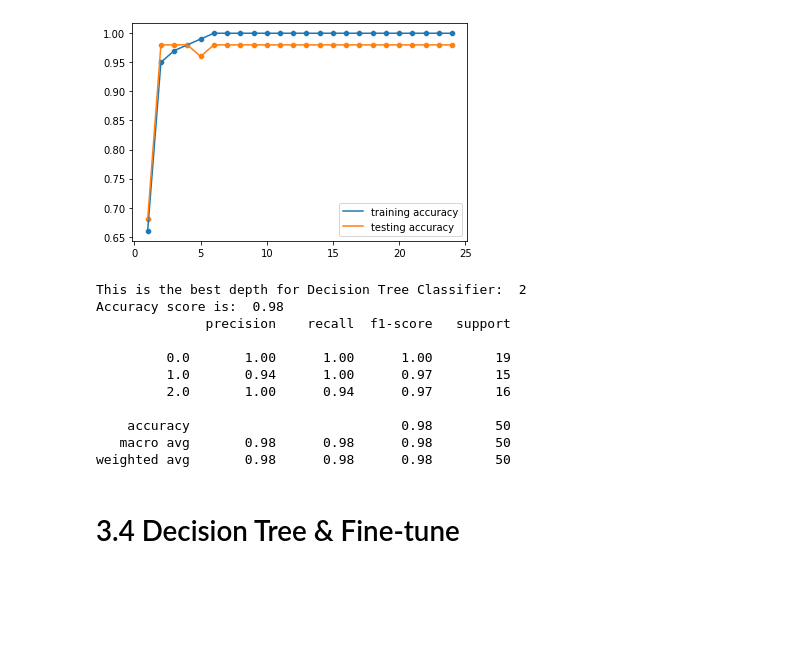
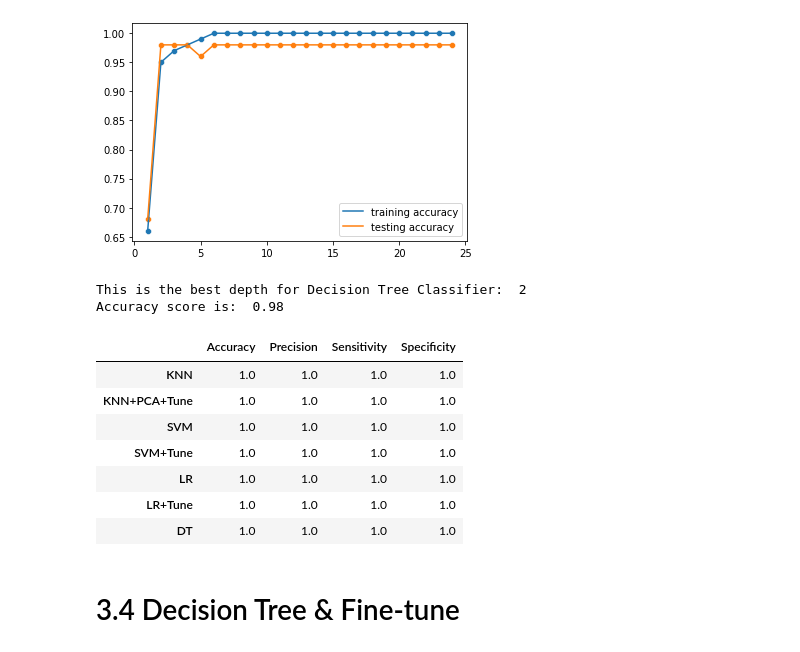
Before and after one commit to mohammadRahimi1993/BigData, a Jupyter notebook: Iris.ipynb, the cells around one changed output. Drawn from its saved outputs; the diff is of its cells as text; code cells hidden in the pictures; blank space fills up the shorter version.

```diff
--- a/Iris.ipynb
+++ b/Iris.ipynb
@@ -493,7 +477,7 @@ weighted avg       0.98      0.98      0.98        50
 # 3.3 LOGISTIC REGRESSION & Fine-tune hyperparameter
 # %%
 from sklearn.linear_model import LogisticRegression
-def Logistic_Regression_Best_params(x_train,x_test,y_train,y_test):
+def Logistic_Regression_Best_params(x_train,x_test,y_train,y_test,model_evaluate):
 
     C = np.logspace(-4, 4, 50)
     penalty = ['l1', 'l2']
@@ -521,17 +505,23 @@ def Logistic_Regression_Best_params(x_train,x_test,y_train,y_test):
     acc_test = accuracy_score(y_test, y_pred_test)
     acc_train = accuracy_score(y_train, y_pred_train)
 
-    print("Test accuracy : {}, Train accuracy : {}".format(acc_test, acc_train))
+    TN = cm_test[0,0]
+    TP = cm_test[1,1]
+    FN = cm_test[1,0]
+    FP = cm_test[0,1]
 
-    print('\n')
-    print("Conf Matrix Train\n", cm_train)
-    print(classification_report(y_train,y_pred_train))
-    print('\n')
-    print("Conf Matrix Test\n", cm_test)
-    print(classification_report(y_test,y_pred_test))
+    model_evaluate=model_evaluate.append(pd.DataFrame({
+       'Accuracy':(TN+TP)/(TP+TN+FP+FN),
+       'Precision':TP/(TP+FP),
+       'Sensitivity':TP/(TP+FN),
+       'Specificity':TN/(TN+FP)
+        },
+    index=["LR+Tune"]))
+    return model_evaluate
 
 
-Logistic_Regression_Best_params(x_train,x_test,y_train,y_test)
+model_evaluate = Logistic_Regression_Best_params(x_train,x_test,y_train,y_test,model_evaluate)
+model_evaluate
 # %% [output]
 *************************************************************
 Optimizatio parameters are : {'C': 4714.8663634573895, 'max_iter': 1000, 'penalty': 'l2'}
@@ -612,25 +595,38 @@ Pass the following variables as keyword args: x, y. From version 0.12, the only
 # %%
 print('This is the best depth for Decision Tree Classifier: ', best_depth, '\nAccuracy score is: ', score)
 tree = DecisionTreeClassifier(max_depth = best_depth, criterion = 'entropy')
 tree.fit(x_train, y_train)
 
 y_predict_train = tree.predict(x_train)
 training_accuracy.append(accuracy_score(y_train, y_predict_train))
 
 y_predict_test = tree.predict(x_test)
-acc_score = accuracy_score(y_test,y_predict_test)
-print(classification_report(y_test,y_predict_test))
+
+cm_test = confusion_matrix(y_test,y_predict_test)
+TN = cm_test[0,0]
+TP = cm_test[1,1]
+FN = cm_test[1,0]
+FP = cm_test[0,1]
+
+model_evaluate=model_evaluate.append(pd.DataFrame({
+       'Accuracy':(TN+TP)/(TP+TN+FP+FN),
+       'Precision':TP/(TP+FP),
+       'Sensitivity':TP/(TP+FN),
+       'Specificity':TN/(TN+FP)
+        },
+
+index=["DT"]))
+model_evaluate
 # %% [output]
 This is the best depth for Decision Tree Classifier:  2
 Accuracy score is:  0.98
-              precision    recall  f1-score   support
-
-         0.0       1.00      1.00      1.00        19
-         1.0       0.94      1.00      0.97        15
-         2.0       1.00      0.94      0.97        16
-
-    accuracy                           0.98        50
-   macro avg       0.98      0.98      0.98        50
-weighted avg       0.98      0.98      0.98        50
+|  | Accuracy | Precision | Sensitivity | Specificity |
+| KNN | 1.0 | 1.0 | 1.0 | 1.0 |
+| KNN+PCA+Tune | 1.0 | 1.0 | 1.0 | 1.0 |
+| SVM | 1.0 | 1.0 | 1.0 | 1.0 |
+| SVM+Tune | 1.0 | 1.0 | 1.0 | 1.0 |
+| LR | 1.0 | 1.0 | 1.0 | 1.0 |
+| LR+Tune | 1.0 | 1.0 | 1.0 | 1.0 |
+| DT | 1.0 | 1.0 | 1.0 | 1.0 |
 # %% [markdown]
 # 3.4 Decision Tree & Fine-tune
```
Also changed, not shown: parts of 14 cells of this notebook.
